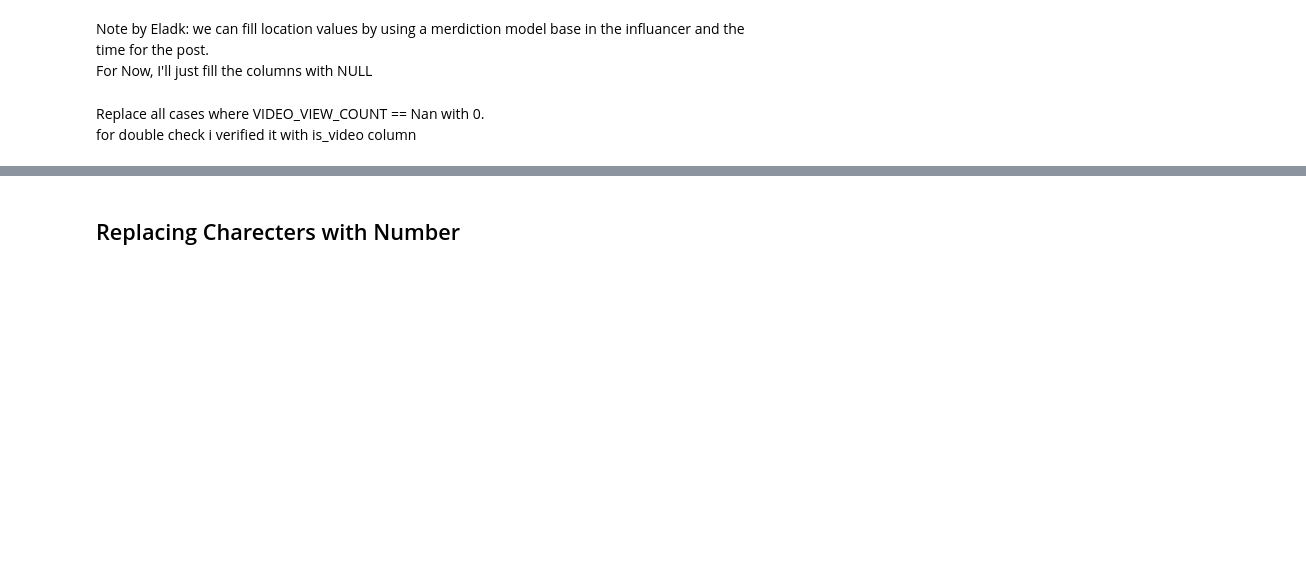
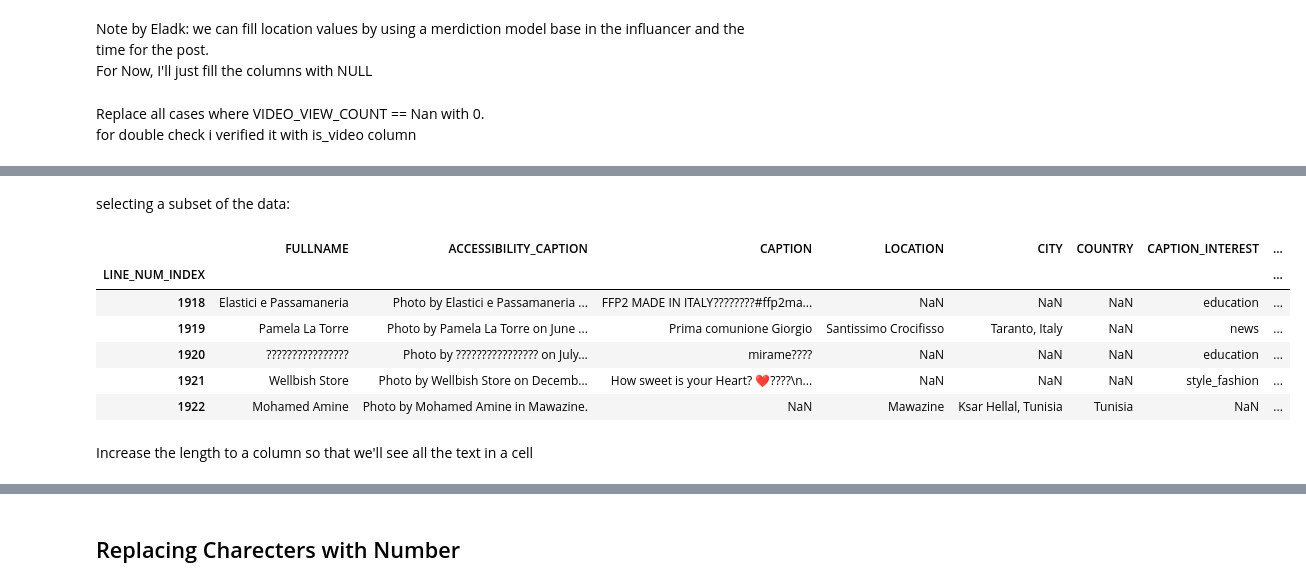
Before and after one commit to Raanank10/Instagram-s-influencers, a Jupyter notebook: Instagram_influencers_eladk_20210908.ipynb, the cells around one changed output, grey strips where cells are left out. Saved outputs shown, nothing was run; the diff lists cells and outputs as text; code cells hidden in the pictures; blank space fills up the shorter version.

```diff
--- a/Instagram_influencers_eladk_20210908.ipynb
+++ b/Instagram_influencers_eladk_20210908.ipynb
@@ -265,0 +273,14 @@ Eladk note 8-Sep-2021: I still need to handle missing values in column:
+# %% [markdown]
+selecting a subset of the data:
+# %%
+df[['FULLNAME','ACCESSIBILITY_CAPTION','CAPTION','LOCATION', 'CITY', 'COUNTRY','CAPTION_INTEREST','ACCESSIBILITY_CAPTION_INTEREST']].head(5)
+# %% [output]
+|  | FULLNAME | ACCESSIBILITY_CAPTION | CAPTION | LOCATION | CITY | COUNTRY | CAPTION_INTEREST | ... |
+| LINE_NUM_INDEX |  |  |  |  |  |  |  | ... |
+| 1918 | Elastici e Passamaneria | Photo by Elastici e Passamaneria ... | FFP2 MADE IN ITALY????????#ffp2ma... | NaN | NaN | NaN | education | ... |
+| 1919 | Pamela La Torre | Photo by Pamela La Torre on June ... | Prima comunione Giorgio | Santissimo Crocifisso | Taranto, Italy | NaN | news | ... |
+| 1920 | ???????????????? | Photo by ???????????????? on July... | mirame???? | NaN | NaN | NaN | education | ... |
+| 1921 | Wellbish Store | Photo by Wellbish Store on Decemb... | How sweet is your Heart? ❤️????\n... | NaN | NaN | NaN | style_fashion | ... |
+| 1922 | Mohamed Amine | Photo by Mohamed Amine in Mawazine. | NaN | Mawazine | Ksar Hellal, Tunisia | Tunisia | NaN | ... |
+# %% [markdown]
+Increase the length to a column so that we'll see all the text in a cell
```
Also changed, not shown: parts of 20 cells of this notebook.
